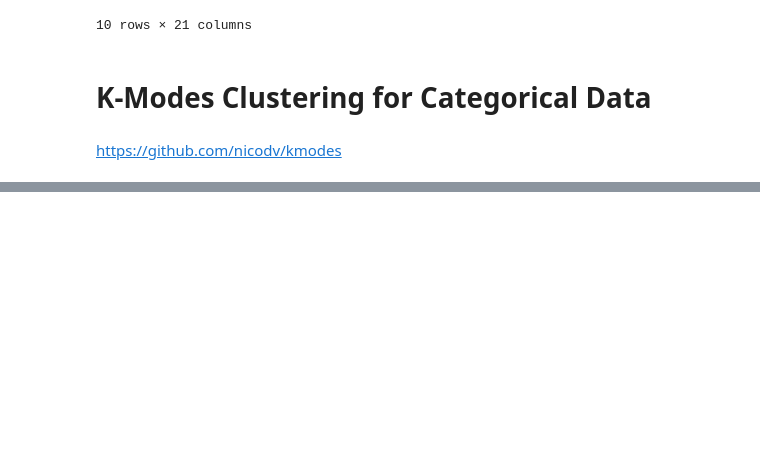
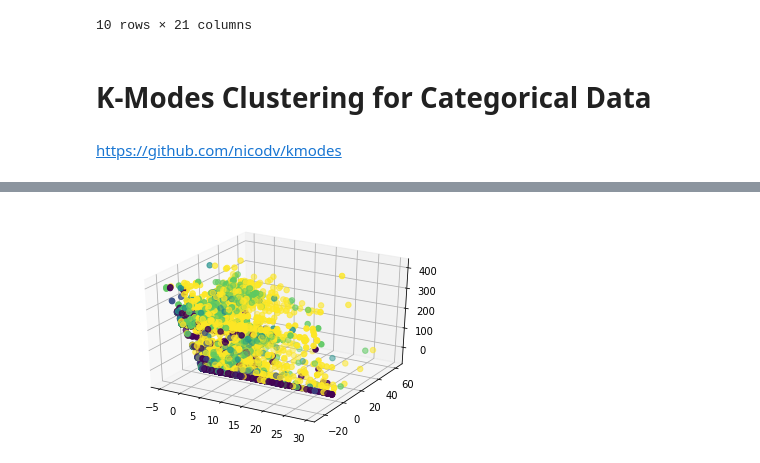
Before and after one commit to Coldsp33d/Yelp-Challenge-2018, a Jupyter notebook: clustering.ipynb, the cells around one changed output, grey strips where cells are left out. Cells and saved outputs as stored; diff of their text form; code cells hidden in the pictures; blank space fills up the shorter version.

Commit message:
Implementation of KModes and a scatter plot to show the clusters

```diff
--- a/clustering.ipynb
+++ b/clustering.ipynb
@@ -82,0 +85,6 @@ https://github.com/nicodv/kmodes
+# %%
+from kmodes.kmodes import KModes
+# Need to play with cluster size and number of iterations
+km = KModes(n_clusters=5, init='Huang', n_init=1, verbose=2)
+# %%
+clusters = km.fit_predict(categorized.values)
@@ -82,0 +99,2 @@ https://github.com/nicodv/kmodes
+# %%
+categorized['Clusters'] = clusters
@@ -82,0 +122,17 @@ https://github.com/nicodv/kmodes
+# %%
+import matplotlib.pyplot as plt
+from mpl_toolkits.mplot3d import Axes3D
+from sklearn.decomposition import PCA
+pca = PCA(3)
+
+# Turn the dummified df into two columns with PCA
+plot_columns = pca.fit_transform(categorized.iloc[:,0:21])
+
+# Need to use 3D plot and 3 prinicipal components
+# Plot based on the two dimensions, and shade by cluster label
+fig = plt.figure()
+ax = fig.add_subplot(111, projection='3d')
+ax.scatter(xs=plot_columns[:,2], ys=plot_columns[:,1], zs=plot_columns[:,0],c=categorized["Clusters"], s=30)
+plt.show()
+# %% [output]
+[figure, added]
```
Also changed, not shown: parts of 3 cells of this notebook.
